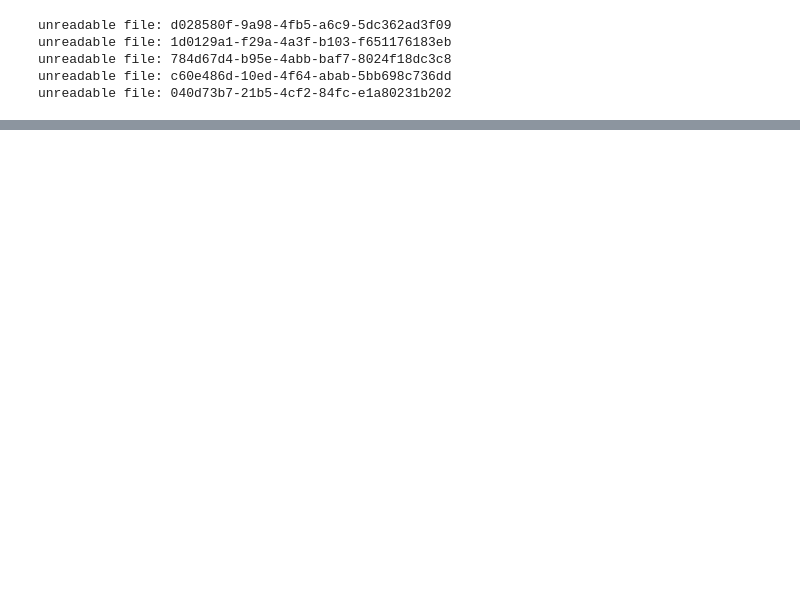
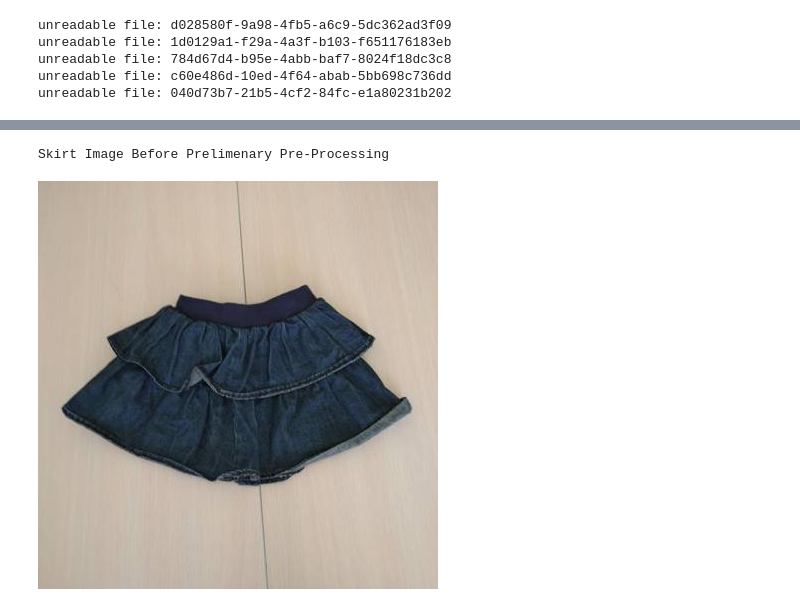
Before and after one commit to hoxyshmoo/DataMiningStuff, a Jupyter notebook: TempData.ipynb, the cells around one changed output, grey strips where cells are left out. Saved outputs shown, nothing was run; the diff lists cells and outputs as text; code cells hidden in the pictures; blank space fills up the shorter version.

```diff
--- a/TempData.ipynb
+++ b/TempData.ipynb
@@ -160,0 +151,9 @@ print(label)
+# %%
+from IPython.display import Image
+
+
+print("Skirt Image Before Prelimenary Pre-Processing")
+Image(filename=path+'32b99302-cec7-4dec-adfa-3d4029674209.jpg')
+# %% [output]
+Skirt Image Before Prelimenary Pre-Processing
+[figure, added]
```
Also changed, not shown: parts of 11 cells of this notebook.
